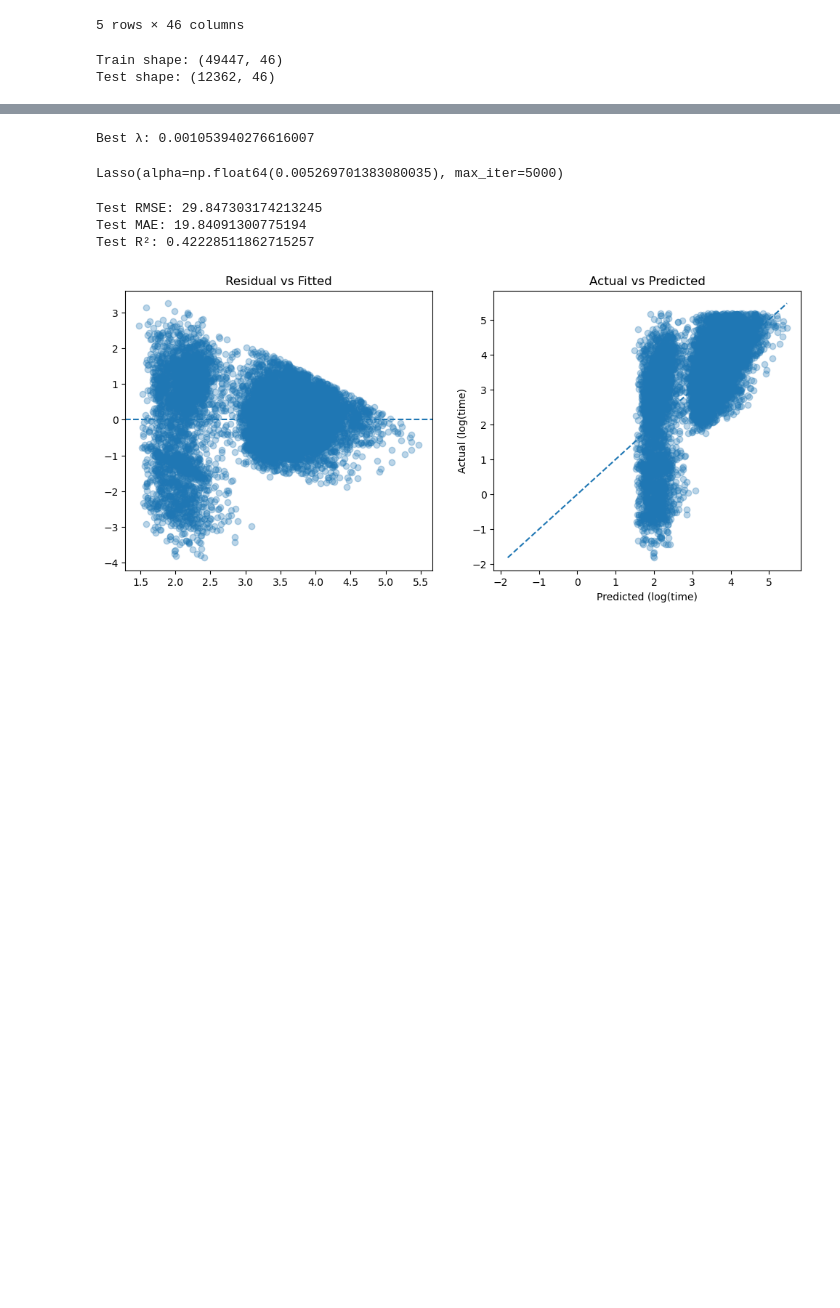
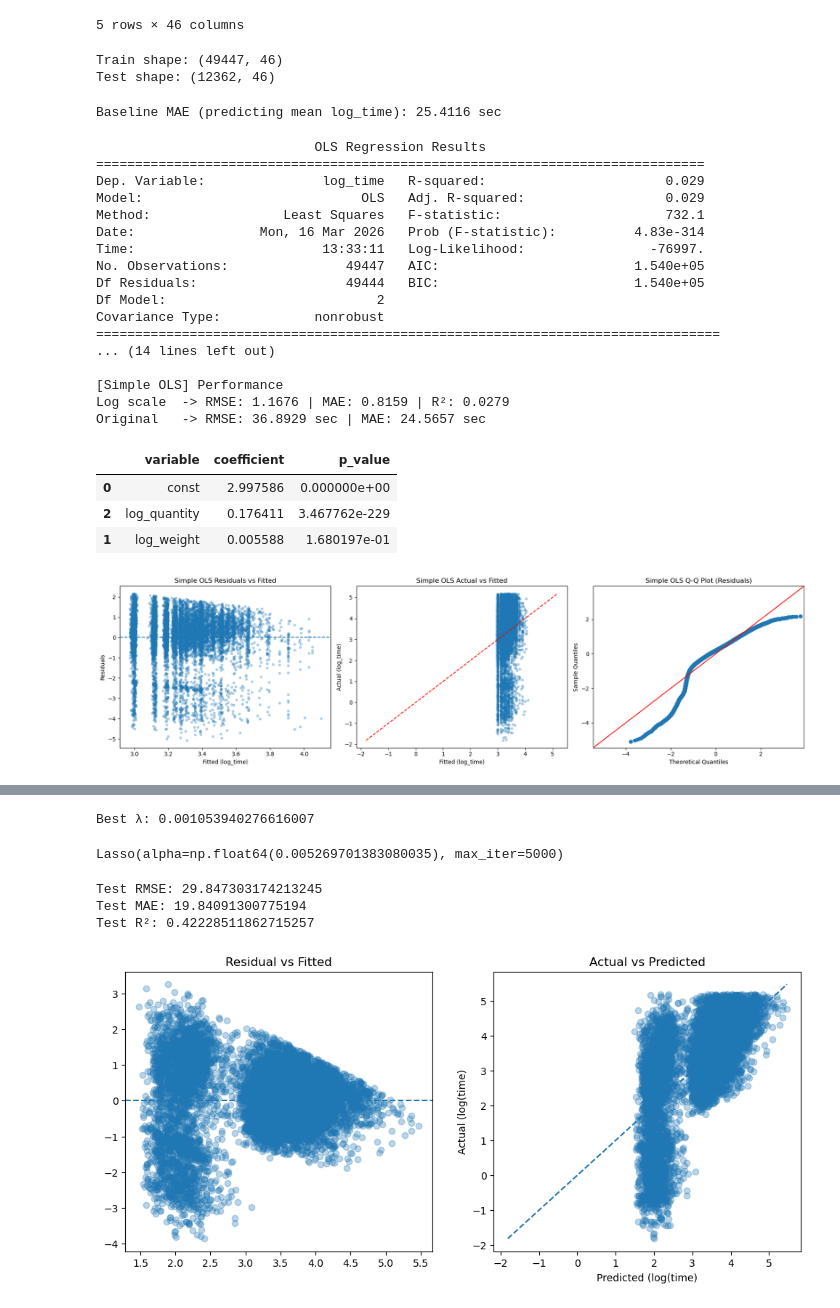
Before and after one commit to JiashenWangg/Lucas_Systems_Capstone_Project, a Jupyter notebook: Model_Jiashen/oe_regression.ipynb, the cells around one changed output, grey strips where cells are left out. Saved outputs shown, nothing was run; the diff lists cells and outputs as text; code cells hidden in the pictures; blank space fills up the shorter version.

Commit message:
Save local notebook and modeling changes

```diff
--- a/Model_Jiashen/oe_regression.ipynb
+++ b/Model_Jiashen/oe_regression.ipynb
@@ -267,6 +260,57 @@ def diag_plots(y_true, y_pred, title_prefix=""):
 
     plt.tight_layout()
     plt.show()
+# %%
+# Compute MAE if simply predict the mean log_time from training set
+mean_log_time = train_df["log_time"].mean()
+baseline_pred_log = np.full_like(test_df["log_time"], fill_value=mean_log_time)
+baseline_pred = np.exp(baseline_pred_log)
+baseline_mae = mean_absolute_error(np.exp(test_df["log_time"]), baseline_pred)
+print(f"Baseline MAE (predicting mean log_time): {baseline_mae:.4f} sec")
+# %% [output]
+Baseline MAE (predicting mean log_time): 25.4116 sec
+# %%
+# ---------- Model 0: Without Distance ----------
+# log_time ~ log_weight + log_quantity
+
+simple_features = ["log_weight", "log_quantity"]
+cat_cols_simple = []
+
+X_train_s, y_train_s = build_Xy(train_df, simple_features, cat_cols=cat_cols_simple, drop_first=True, add_const=True)
+X_test_s, y_test_s   = build_Xy(test_df,  simple_features, cat_cols=cat_cols_simple, drop_first=True, add_const=True)
+
+X_test_s = X_test_s.reindex(columns=X_train_s.columns, fill_value=0)
+
+model_simple = fit_ols_qr(X_train_s, y_train_s)
+print(model_simple.summary())
+
+pred_log_s, pred_s, rmse_log_s, mae_log_s, rmse_s, mae_s, r2_s = eval_model(model_simple, X_test_s, y_test_s, label="Simple OLS")
+
+display(coef_table(model_simple).head(40))
+diag_plots(y_test_s, pred_log_s, title_prefix="Simple OLS")
+# %% [output]
+                            OLS Regression Results
+==============================================================================
+Dep. Variable:               log_time   R-squared:                       0.029
+Model:                            OLS   Adj. R-squared:                  0.029
+Method:                 Least Squares   F-statistic:                     732.1
+Date:                Mon, 16 Mar 2026   Prob (F-statistic):          4.83e-314
+Time:                        13:33:11   Log-Likelihood:                -76997.
+No. Observations:               49447   AIC:                         1.540e+05
+Df Residuals:                   49444   BIC:                         1.540e+05
+Df Model:                           2
+Covariance Type:            nonrobust
+================================================================================
+... (14 lines left out)
+
+[Simple OLS] Performance
+Log scale  -> RMSE: 1.1676 | MAE: 0.8159 | R²: 0.0279
+Original   -> RMSE: 36.8929 sec | MAE: 24.5657 sec
+|  | variable | coefficient | p_value |
+| 0 | const | 2.997586 | 0.000000e+00 |
+| 2 | log_quantity | 0.176411 | 3.467762e-229 |
+| 1 | log_weight | 0.005588 | 1.680197e-01 |
+[figure, added]
 # %%
 # ---------- Model 1: Simple OLS ----------
 # log_time ~ log_distance + log_weight + log_quantity
```
Also changed, not shown: parts of 3 cells of this notebook, 4 other files.
